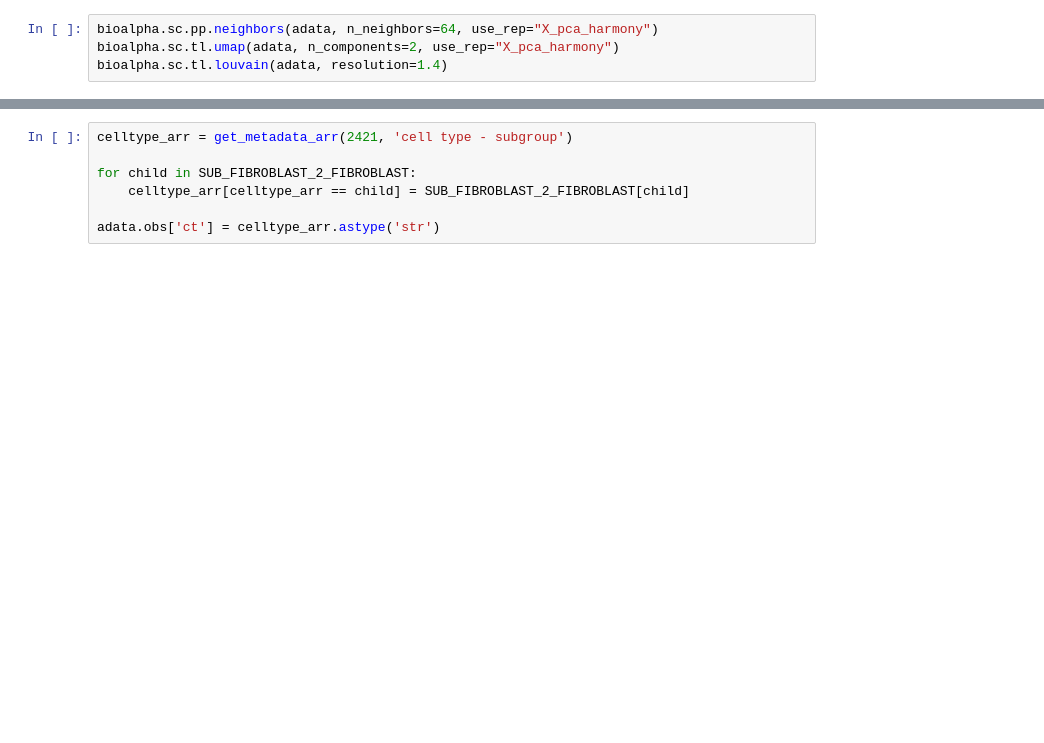
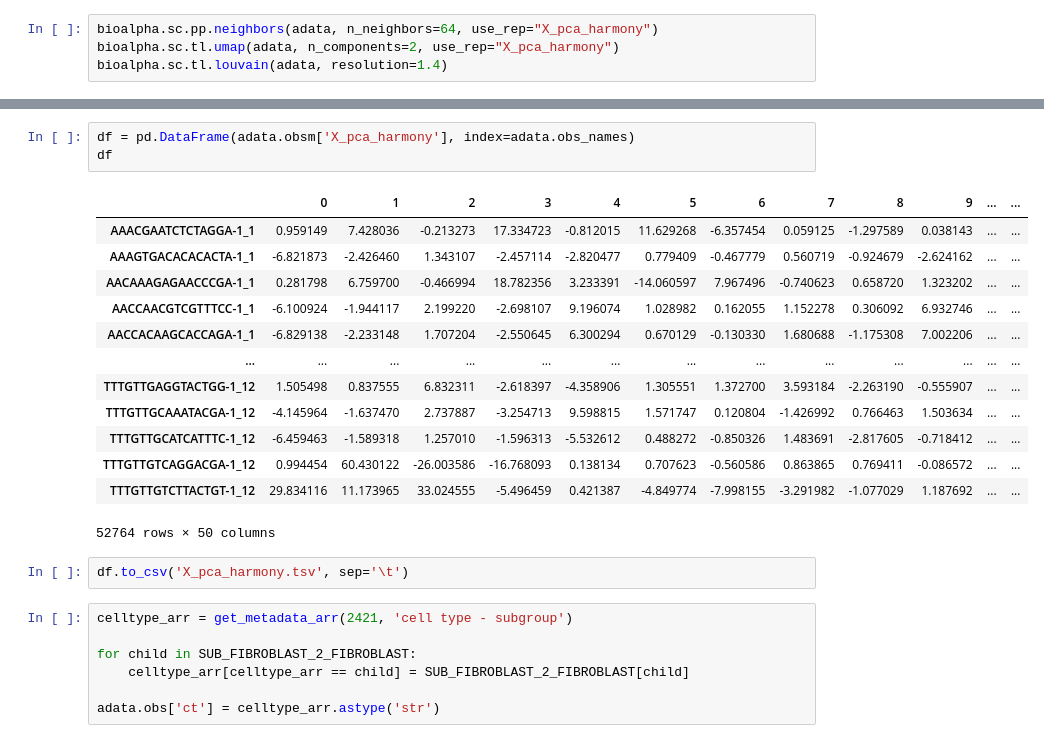
Before and after one commit to duyson1999/celltypes_prediction, a Jupyter notebook: preprocessed_ct_prediction_all_celltypes.ipynb, the cells around one changed output, grey strips where cells are left out. Cells and saved outputs as stored; diff of their text form; blank space fills up the shorter version.

```diff
--- a/preprocessed_ct_prediction_all_celltypes.ipynb
+++ b/preprocessed_ct_prediction_all_celltypes.ipynb
@@ -679,3 +679,22 @@ bioalpha.sc.tl.louvain(adata, resolution=1.4)
+# %%
+df = pd.DataFrame(adata.obsm['X_pca_harmony'], index=adata.obs_names)
+df
+# %% [output]
+|  | 0 | 1 | 2 | 3 | 4 | 5 | 6 | 7 | 8 | 9 | ... | ... |
+| AAACGAATCTCTAGGA-1_1 | 0.959149 | 7.428036 | -0.213273 | 17.334723 | -0.812015 | 11.629268 | -6.357454 | 0.059125 | -1.297589 | 0.038143 | ... | ... |
+| AAAGTGACACACACTA-1_1 | -6.821873 | -2.426460 | 1.343107 | -2.457114 | -2.820477 | 0.779409 | -0.467779 | 0.560719 | -0.924679 | -2.624162 | ... | ... |
+| AACAAAGAGAACCCGA-1_1 | 0.281798 | 6.759700 | -0.466994 | 18.782356 | 3.233391 | -14.060597 | 7.967496 | -0.740623 | 0.658720 | 1.323202 | ... | ... |
+| AACCAACGTCGTTTCC-1_1 | -6.100924 | -1.944117 | 2.199220 | -2.698107 | 9.196074 | 1.028982 | 0.162055 | 1.152278 | 0.306092 | 6.932746 | ... | ... |
+| AACCACAAGCACCAGA-1_1 | -6.829138 | -2.233148 | 1.707204 | -2.550645 | 6.300294 | 0.670129 | -0.130330 | 1.680688 | -1.175308 | 7.002206 | ... | ... |
+| ... | ... | ... | ... | ... | ... | ... | ... | ... | ... | ... | ... | ... |
+| TTTGTTGAGGTACTGG-1_12 | 1.505498 | 0.837555 | 6.832311 | -2.618397 | -4.358906 | 1.305551 | 1.372700 | 3.593184 | -2.263190 | -0.555907 | ... | ... |
+| TTTGTTGCAAATACGA-1_12 | -4.145964 | -1.637470 | 2.737887 | -3.254713 | 9.598815 | 1.571747 | 0.120804 | -1.426992 | 0.766463 | 1.503634 | ... | ... |
+| TTTGTTGCATCATTTC-1_12 | -6.459463 | -1.589318 | 1.257010 | -1.596313 | -5.532612 | 0.488272 | -0.850326 | 1.483691 | -2.817605 | -0.718412 | ... | ... |
+| TTTGTTGTCAGGACGA-1_12 | 0.994454 | 60.430122 | -26.003586 | -16.768093 | 0.138134 | 0.707623 | -0.560586 | 0.863865 | 0.769411 | -0.086572 | ... | ... |
+| TTTGTTGTCTTACTGT-1_12 | 29.834116 | 11.173965 | 33.024555 | -5.496459 | 0.421387 | -4.849774 | -7.998155 | -3.291982 | -1.077029 | 1.187692 | ... | ... |
+52764 rows × 50 columns
+# %%
+df.to_csv('X_pca_harmony.tsv', sep='\t')
 # %%
 celltype_arr = get_metadata_arr(2421, 'cell type - subgroup')
 
```
Also changed, not shown: parts of 5 cells of this notebook, 8 other files.
